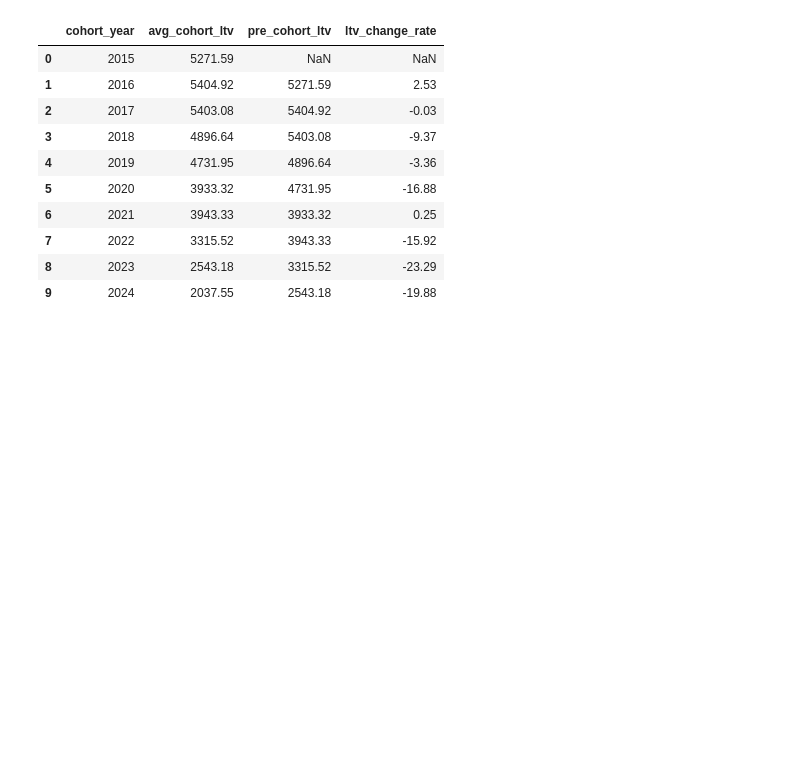
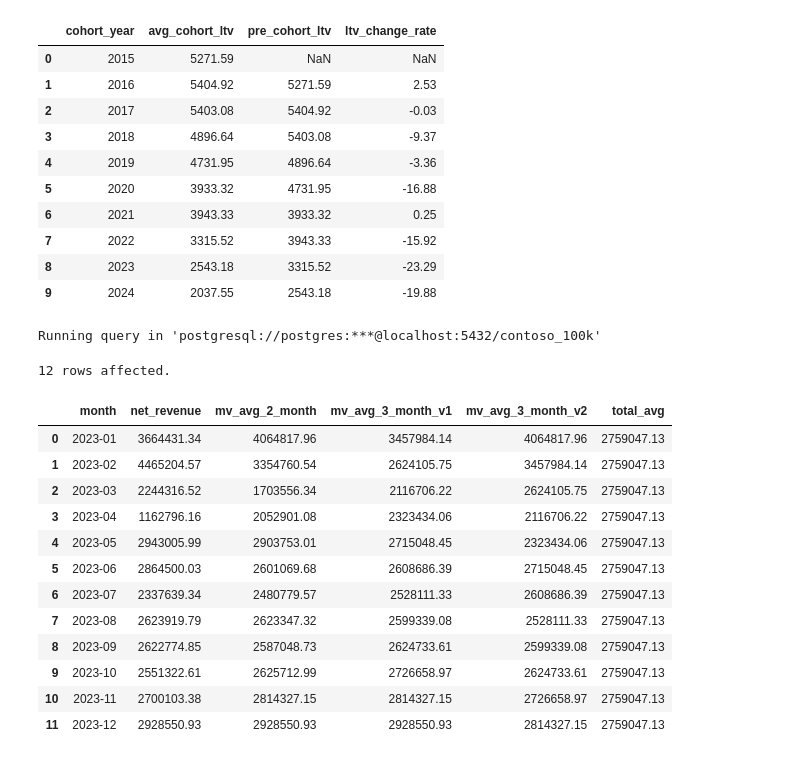
Before and after one commit to guyewen/PostgreSQL_Project, a Jupyter notebook: Google_Colab/Examples_with_Google_Colab.ipynb, the cells around one changed output. Saved outputs shown, nothing was run; the diff lists cells and outputs as text; code cells hidden in the pictures; blank space fills up the shorter version.

```diff
--- a/Google_Colab/Examples_with_Google_Colab.ipynb
+++ b/Google_Colab/Examples_with_Google_Colab.ipynb
@@ -834,3 +834,52 @@ Running query in 'postgresql://postgres:***@localhost:5432/contoso_100k'
 | 7 | 2022 | 3315.52 | 3943.33 | -15.92 |
 | 8 | 2023 | 2543.18 | 3315.52 | -23.29 |
 | 9 | 2024 | 2037.55 | 2543.18 | -19.88 |
+# %%
+%%sql
+
+-- Moving average on net revenue
+WITH monthly_sales AS (
+  SELECT
+    TO_CHAR(orderdate, 'YYYY-MM') AS month,
+    SUM(quantity * netprice * exchangerate) AS net_revenue
+  FROM sales
+  WHERE EXTRACT(YEAR FROM orderdate) = 2023
+  GROUP BY month
+  ORDER BY month
+)
+SELECT
+  month,
+  net_revenue,
+  AVG(net_revenue) OVER (
+    ORDER BY month
+    ROWS BETWEEN CURRENT ROW AND 1 FOLLOWING
+  ) AS mv_avg_2_month,
+  AVG(net_revenue) OVER (
+    ORDER BY month
+    ROWS BETWEEN CURRENT ROW AND 2 FOLLOWING
+  ) AS mv_avg_3_month_v1,
+  AVG(net_revenue) OVER (
+    ORDER BY month
+    ROWS BETWEEN 1 PRECEDING AND 1 FOLLOWING
+  ) AS mv_avg_3_month_v2,
+  AVG(net_revenue) OVER (
+    ORDER BY month
+    ROWS BETWEEN UNBOUNDED PRECEDING AND UNBOUNDED FOLLOWING
+  ) AS total_avg
+FROM monthly_sales
+# %% [output]
+Running query in 'postgresql://postgres:***@localhost:5432/contoso_100k'
+12 rows affected.
+|  | month | net_revenue | mv_avg_2_month | mv_avg_3_month_v1 | mv_avg_3_month_v2 | total_avg |
+| 0 | 2023-01 | 3664431.34 | 4064817.96 | 3457984.14 | 4064817.96 | 2759047.13 |
+| 1 | 2023-02 | 4465204.57 | 3354760.54 | 2624105.75 | 3457984.14 | 2759047.13 |
+| 2 | 2023-03 | 2244316.52 | 1703556.34 | 2116706.22 | 2624105.75 | 2759047.13 |
+| 3 | 2023-04 | 1162796.16 | 2052901.08 | 2323434.06 | 2116706.22 | 2759047.13 |
+| 4 | 2023-05 | 2943005.99 | 2903753.01 | 2715048.45 | 2323434.06 | 2759047.13 |
+| 5 | 2023-06 | 2864500.03 | 2601069.68 | 2608686.39 | 2715048.45 | 2759047.13 |
+| 6 | 2023-07 | 2337639.34 | 2480779.57 | 2528111.33 | 2608686.39 | 2759047.13 |
+| 7 | 2023-08 | 2623919.79 | 2623347.32 | 2599339.08 | 2528111.33 | 2759047.13 |
+| 8 | 2023-09 | 2622774.85 | 2587048.73 | 2624733.61 | 2599339.08 | 2759047.13 |
+| 9 | 2023-10 | 2551322.61 | 2625712.99 | 2726658.97 | 2624733.61 | 2759047.13 |
+| 10 | 2023-11 | 2700103.38 | 2814327.15 | 2814327.15 | 2726658.97 | 2759047.13 |
+| 11 | 2023-12 | 2928550.93 | 2928550.93 | 2928550.93 | 2814327.15 | 2759047.13 |
```
